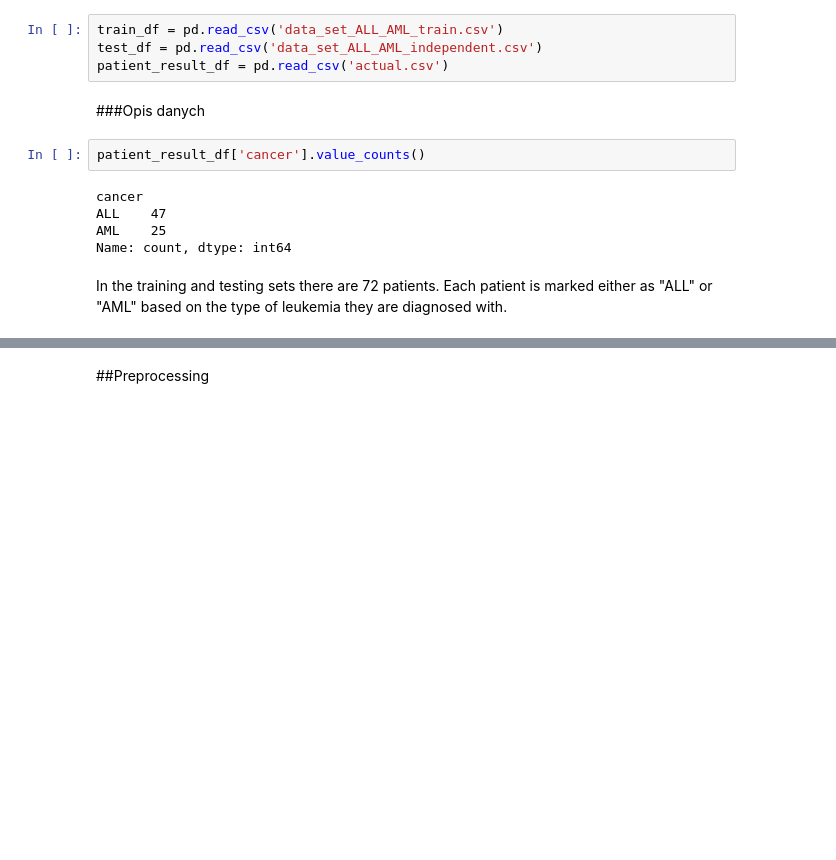
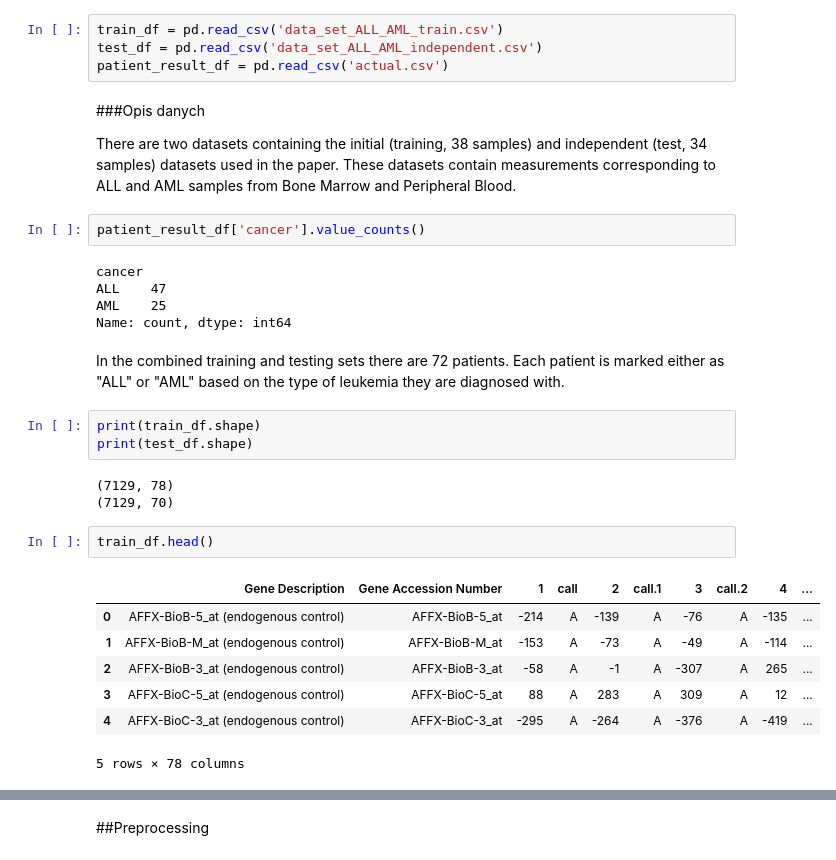
Before and after one commit to szezlong/gene-classification, a Jupyter notebook: Gene_Classification.ipynb, the cells around one changed output, grey strips where cells are left out. Drawn from its saved outputs; the diff is of its cells as text; blank space fills up the shorter version.

```diff
--- a/Gene_Classification.ipynb
+++ b/Gene_Classification.ipynb
@@ -41,8 +41,10 @@ Archive:  gene-expression.zip
 train_df = pd.read_csv('data_set_ALL_AML_train.csv')
 test_df = pd.read_csv('data_set_ALL_AML_independent.csv')
 patient_result_df = pd.read_csv('actual.csv')
-# %% [markdown]
-###Opis danych
+# %% [markdown]
+###Opis danych
+
+There are two datasets containing the initial (training, 38 samples) and independent (test, 34 samples) datasets used in the paper. These datasets contain measurements corresponding to ALL and AML samples from Bone Marrow and Peripheral Blood.
 # %%
 patient_result_df['cancer'].value_counts()
 # %% [output]
@@ -51,4 +53,20 @@ ALL    47
 AML    25
 Name: count, dtype: int64
 # %% [markdown]
-In the training and testing sets there are 72 patients. Each patient is marked either as "ALL" or "AML" based on the type of leukemia they are diagnosed with.
+In the combined training and testing sets there are 72 patients. Each patient is marked either as "ALL" or "AML" based on the type of leukemia they are diagnosed with.
+# %%
+print(train_df.shape)
+print(test_df.shape)
+# %% [output]
+(7129, 78)
+(7129, 70)
+# %%
+train_df.head()
+# %% [output]
+|  | Gene Description | Gene Accession Number | 1 | call | 2 | call.1 | 3 | call.2 | 4 | ... |
+| 0 | AFFX-BioB-5_at (endogenous control) | AFFX-BioB-5_at | -214 | A | -139 | A | -76 | A | -135 | ... |
+| 1 | AFFX-BioB-M_at (endogenous control) | AFFX-BioB-M_at | -153 | A | -73 | A | -49 | A | -114 | ... |
+| 2 | AFFX-BioB-3_at (endogenous control) | AFFX-BioB-3_at | -58 | A | -1 | A | -307 | A | 265 | ... |
+| 3 | AFFX-BioC-5_at (endogenous control) | AFFX-BioC-5_at | 88 | A | 283 | A | 309 | A | 12 | ... |
+| 4 | AFFX-BioC-3_at (endogenous control) | AFFX-BioC-3_at | -295 | A | -264 | A | -376 | A | -419 | ... |
+5 rows × 78 columns
```
Also changed, not shown: parts of 16 cells of this notebook.
